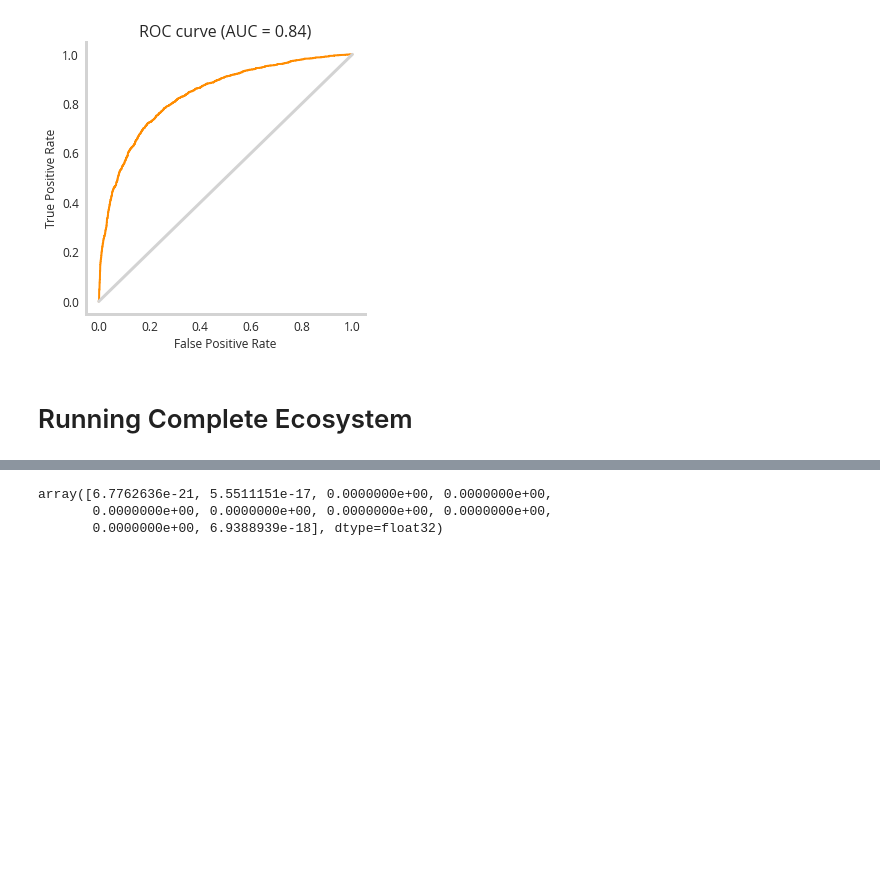
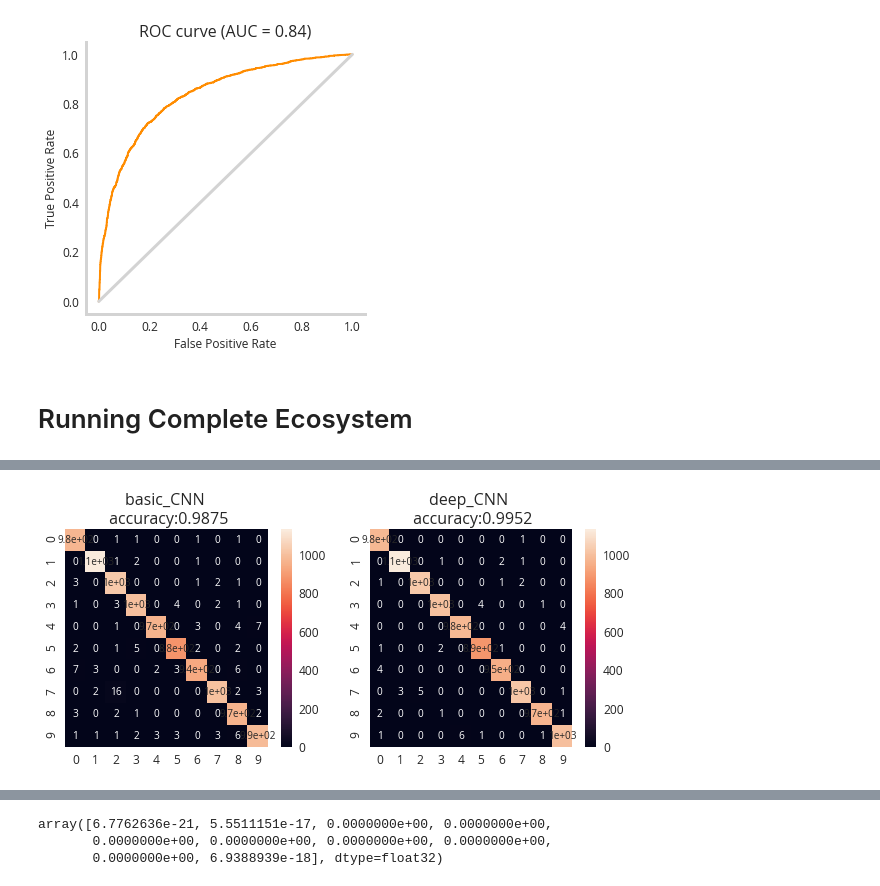
Before and after one commit to NicholasARossi/UQ_methods, a Jupyter notebook: notebooks/05_Neural_Network_Uncertainty_Quantification_with_Dropout.ipynb, the cells around one changed output, grey strips where cells are left out. Cells and saved outputs as stored; diff of their text form; code cells hidden in the pictures; blank space fills up the shorter version.

```diff
--- a/notebooks/05_Neural_Network_Uncertainty_Quantification_with_Dropout.ipynb
+++ b/notebooks/05_Neural_Network_Uncertainty_Quantification_with_Dropout.ipynb
@@ -319,2 +338,7 @@ INFO:root:Finished collecting UQ from dropout
 # %%
-complete_model._train_dropout_uncertainty_model()
+fig, ax = plt.subplots(1,2,figsize=(10,4))
+plot_cms(ax[0],basic_metrics['mnist_confusion_matrix'],np.arange(10),basic_metrics['mnist_accuracy'],label='basic_CNN')
+plot_cms(ax[1],deep_metrics['mnist_confusion_matrix'],np.arange(10),deep_metrics['mnist_accuracy'],label='deep_CNN')
+fig.savefig('figures/confusion_mats.png',dpi=300,bbox_inches='tight')
+# %% [output]
+[figure, added]
```
Also changed, not shown: parts of 21 cells of this notebook, 2 other files.
